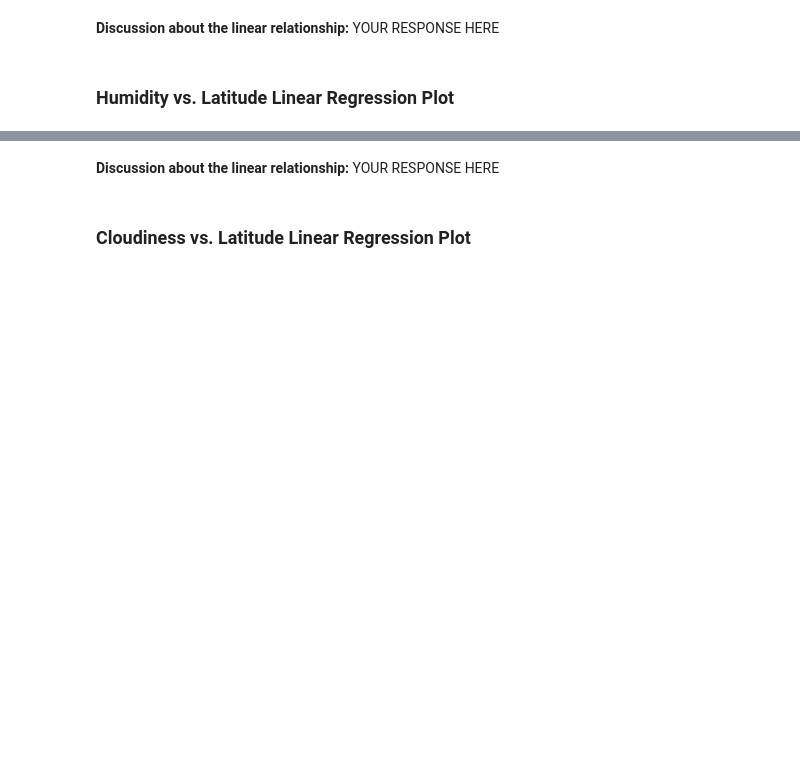
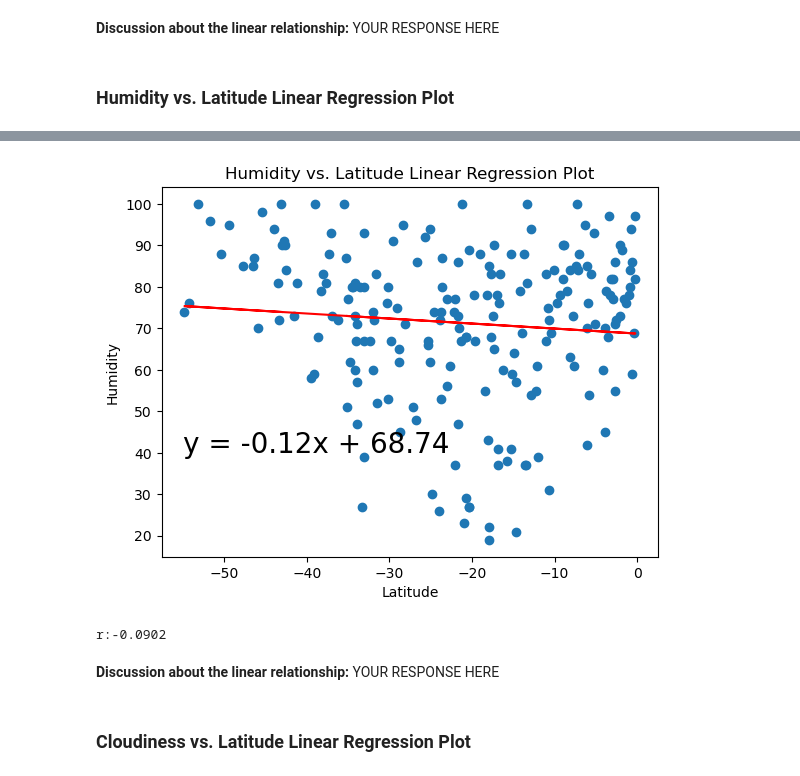
Before and after one commit to matthewsvale/python-api-challenge, a Jupyter notebook: WeatherPy/WeatherPy.ipynb, the cells around one changed output, grey strips where cells are left out. Saved outputs shown, nothing was run; the diff lists cells and outputs as text; code cells hidden in the pictures; blank space fills up the shorter version.

```diff
--- a/WeatherPy/WeatherPy.ipynb
+++ b/WeatherPy/WeatherPy.ipynb
@@ -346,3 +348,11 @@ r:0.7825
+# %%
+# Southern Hemisphere
+x_values = southern_hemi_df["Lat"]
+y_values = southern_hemi_df["Humidity"]
+plot_linear_regression(x_values, y_values, 'Humidity vs. Latitude Linear Regression Plot', 'Humidity', (-55,40))
+# %% [output]
+[figure, added]
+r:-0.0902
 # %% [markdown]
 **Discussion about the linear relationship:** YOUR RESPONSE HERE
 # %% [markdown]
```
Also changed, not shown: parts of 24 cells of this notebook, 5 other files.
